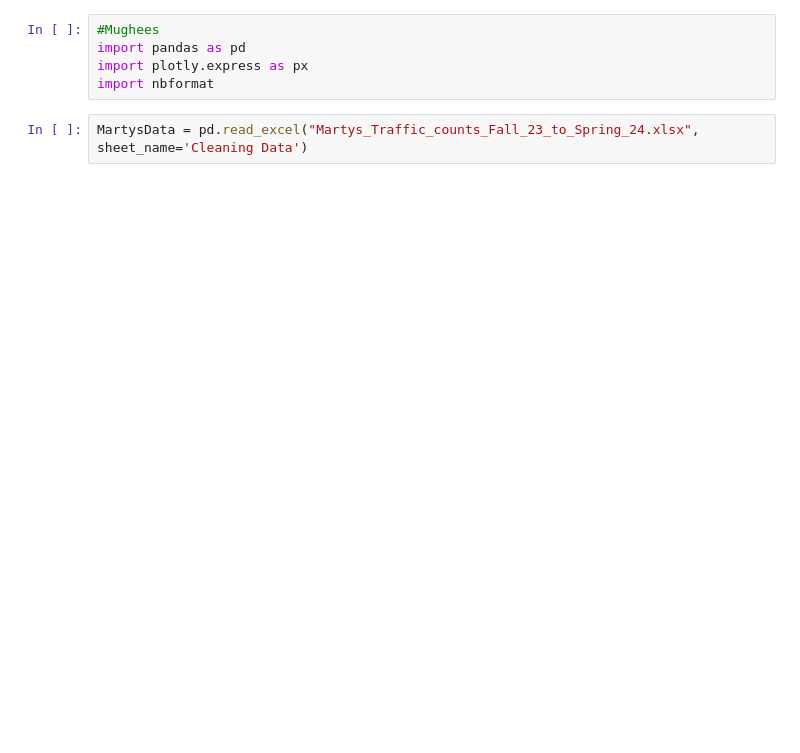
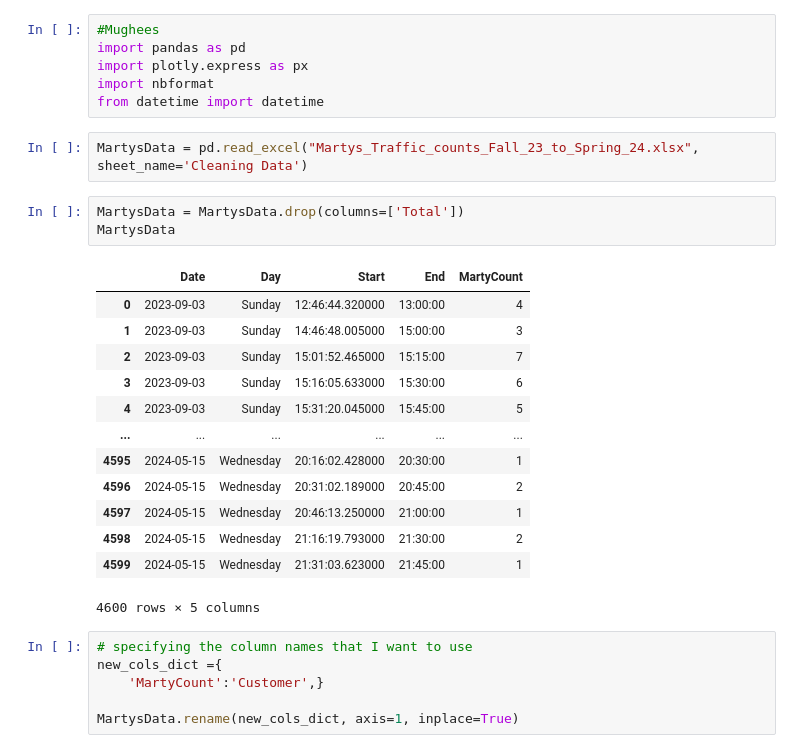
Before and after one commit to warrmu01/Martys-Analysis, a Jupyter notebook: DataCleaning.ipynb, the cells around one changed output. Cells and saved outputs as stored; diff of their text form; blank space fills up the shorter version.

```diff
--- a/DataCleaning.ipynb
+++ b/DataCleaning.ipynb
@@ -3,5 +3,29 @@
 import pandas as pd
 import plotly.express as px
 import nbformat
+from datetime import datetime
 # %%
 MartysData = pd.read_excel("Martys_Traffic_counts_Fall_23_to_Spring_24.xlsx", sheet_name='Cleaning Data')
+# %%
+MartysData = MartysData.drop(columns=['Total'])
+MartysData
+# %% [output]
+|  | Date | Day | Start | End | MartyCount |
+| 0 | 2023-09-03 | Sunday | 12:46:44.320000 | 13:00:00 | 4 |
+| 1 | 2023-09-03 | Sunday | 14:46:48.005000 | 15:00:00 | 3 |
+| 2 | 2023-09-03 | Sunday | 15:01:52.465000 | 15:15:00 | 7 |
+| 3 | 2023-09-03 | Sunday | 15:16:05.633000 | 15:30:00 | 6 |
+| 4 | 2023-09-03 | Sunday | 15:31:20.045000 | 15:45:00 | 5 |
+| ... | ... | ... | ... | ... | ... |
+| 4595 | 2024-05-15 | Wednesday | 20:16:02.428000 | 20:30:00 | 1 |
+| 4596 | 2024-05-15 | Wednesday | 20:31:02.189000 | 20:45:00 | 2 |
+| 4597 | 2024-05-15 | Wednesday | 20:46:13.250000 | 21:00:00 | 1 |
+| 4598 | 2024-05-15 | Wednesday | 21:16:19.793000 | 21:30:00 | 2 |
+| 4599 | 2024-05-15 | Wednesday | 21:31:03.623000 | 21:45:00 | 1 |
+4600 rows × 5 columns
+# %%
+# specifying the column names that I want to use
+new_cols_dict ={
+    'MartyCount':'Customer',}
+
+MartysData.rename(new_cols_dict, axis=1, inplace=True)
```
Also changed, not shown: parts of 21 cells of this notebook.
